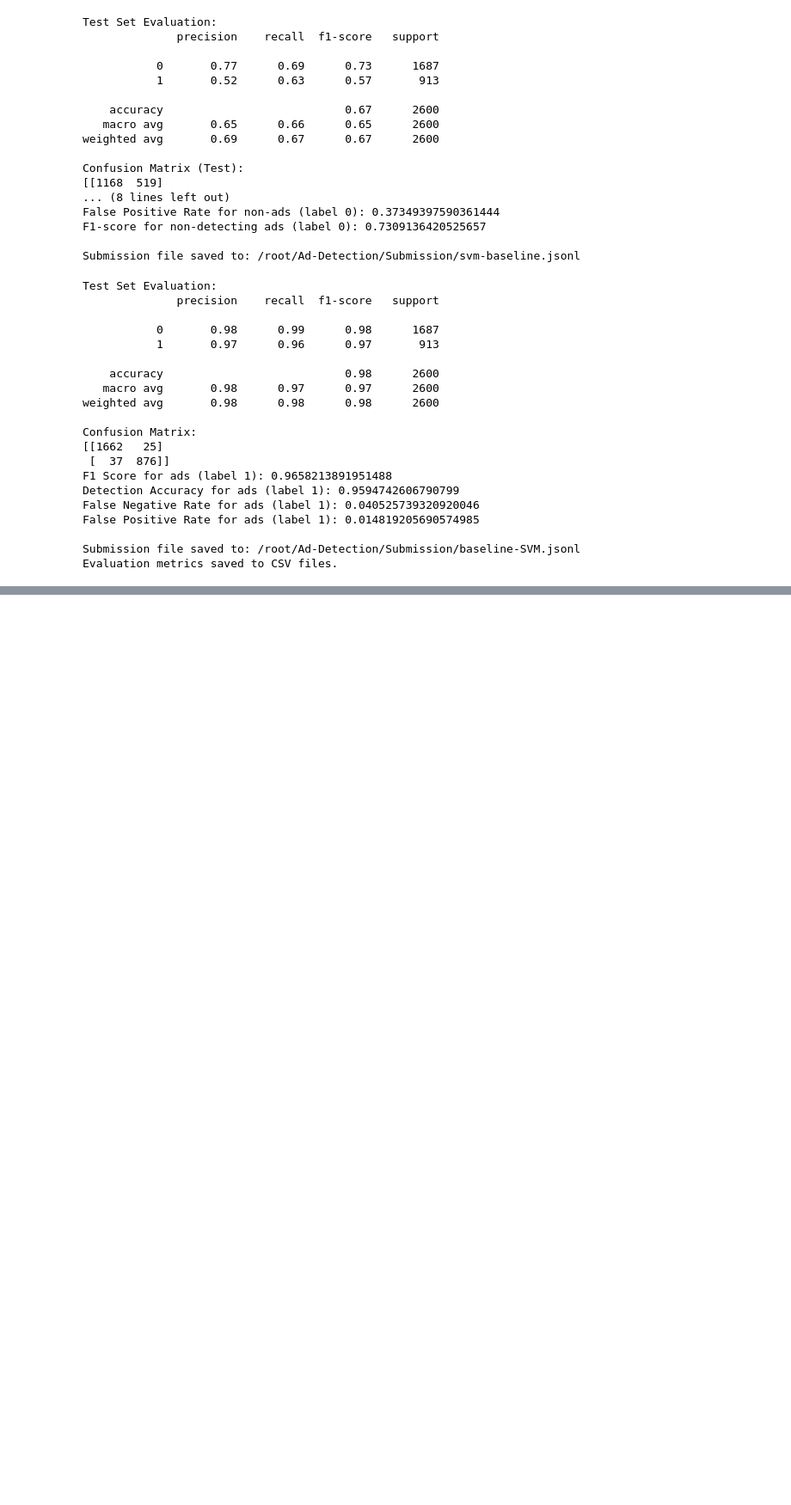
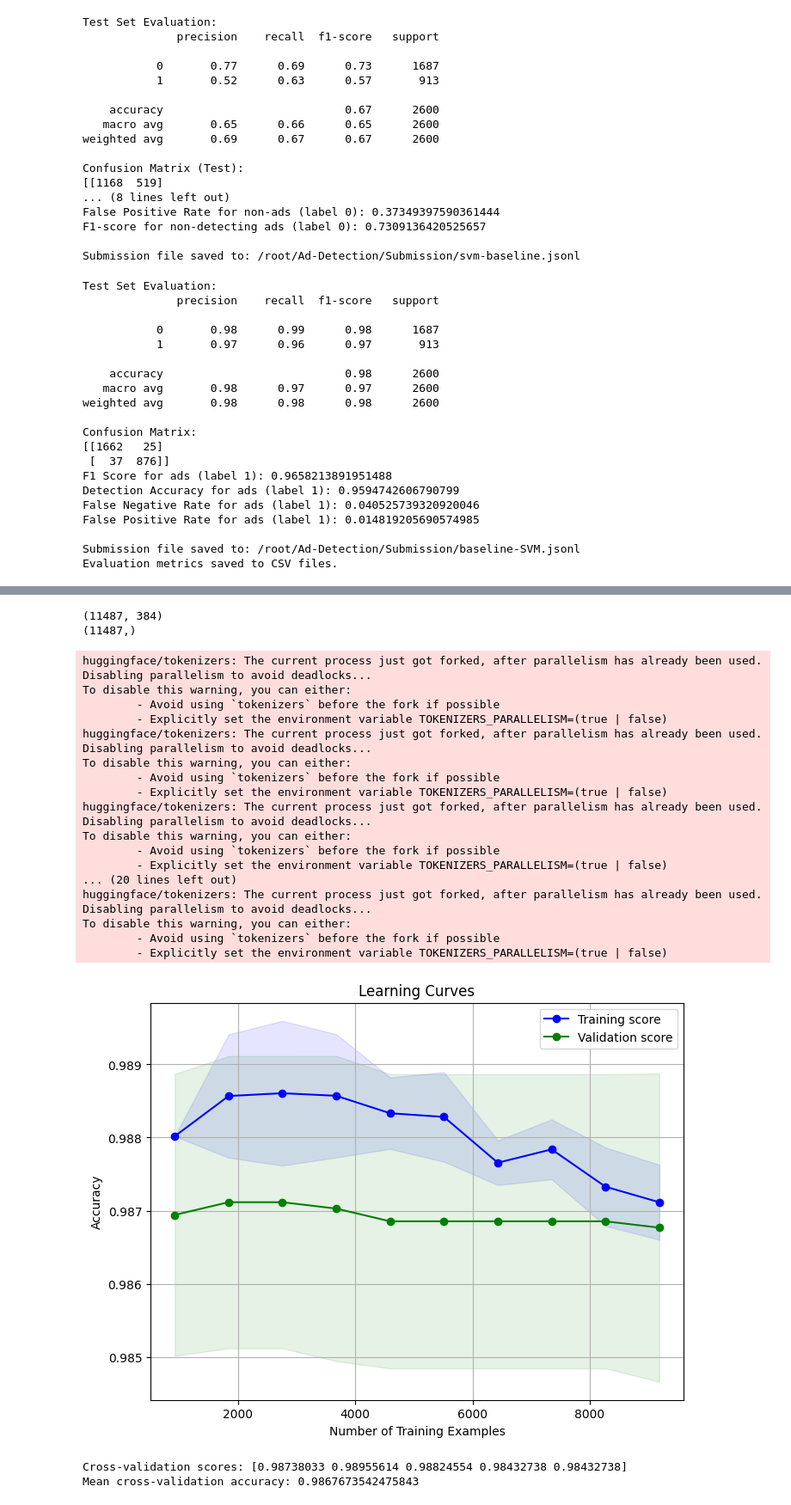
Before and after one commit to tarekb21/Advertisment-Detection, a Jupyter notebook: Expirements/Pre-trained Sentence Transformer/SVM.ipynb, the cells around one changed output, grey strips where cells are left out. Shown: that part at 86% size. Cells and saved outputs as stored; diff of their text form; code cells hidden in the pictures; blank space fills up the shorter version.

```diff
--- a/Expirements/Pre-trained Sentence Transformer/SVM.ipynb
+++ b/Expirements/Pre-trained Sentence Transformer/SVM.ipynb
@@ -359,0 +631,42 @@ Evaluation metrics saved to CSV files.
+# %%
+# Trim combined_labels to match the number of samples in train_embeddings
+combined_labels = combined_labels[:11487]  # Keep only the first 11,487 labels
+
+# Verify the shapes
+print(train_embeddings.shape)  # Should print (11487, 384)
+print(combined_labels.shape)   # Should print (11487,)
+
+# Now the shapes match, so you can proceed
+clf = SVC(kernel='linear', class_weight='balanced', random_state=42)
+clf.fit(train_embeddings, combined_labels)
+
+# Plot the learning curve
+plot_learning_curve(clf, train_embeddings, combined_labels, cv=5, scoring='accuracy')
+
+# Perform cross-validation
+cv_scores = cross_val_score(clf, train_embeddings, combined_labels, cv=5, scoring='accuracy')
+print("Cross-validation scores:", cv_scores)
+print("Mean cross-validation accuracy:", np.mean(cv_scores))
+# %% [output]
+(11487, 384)
+(11487,)
+huggingface/tokenizers: The current process just got forked, after parallelism has already been used. Disabling parallelism to avoid deadlocks...
+To disable this warning, you can either:
+        - Avoid using `tokenizers` before the fork if possible
+        - Explicitly set the environment variable TOKENIZERS_PARALLELISM=(true | false)
+huggingface/tokenizers: The current process just got forked, after parallelism has already been used. Disabling parallelism to avoid deadlocks...
+To disable this warning, you can either:
+        - Avoid using `tokenizers` before the fork if possible
+        - Explicitly set the environment variable TOKENIZERS_PARALLELISM=(true | false)
+huggingface/tokenizers: The current process just got forked, after parallelism has already been used. Disabling parallelism to avoid deadlocks...
+To disable this warning, you can either:
+        - Avoid using `tokenizers` before the fork if possible
+        - Explicitly set the environment variable TOKENIZERS_PARALLELISM=(true | false)
+... (20 lines left out)
+huggingface/tokenizers: The current process just got forked, after parallelism has already been used. Disabling parallelism to avoid deadlocks...
+To disable this warning, you can either:
+        - Avoid using `tokenizers` before the fork if possible
+        - Explicitly set the environment variable TOKENIZERS_PARALLELISM=(true | false)
+[figure, added]
+Cross-validation scores: [0.98738033 0.98955614 0.98824554 0.98432738 0.98432738]
+Mean cross-validation accuracy: 0.9867673542475843
```
Also changed, not shown: parts of 6 cells of this notebook, 3 other files.
